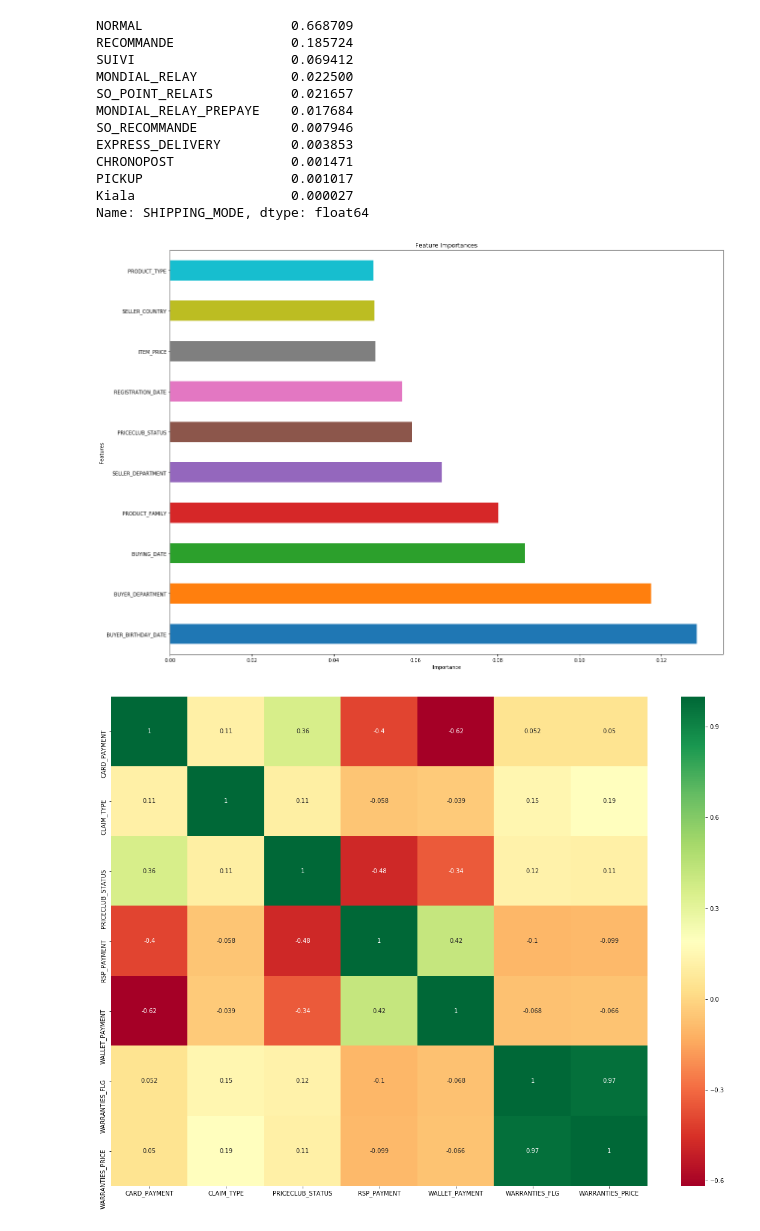
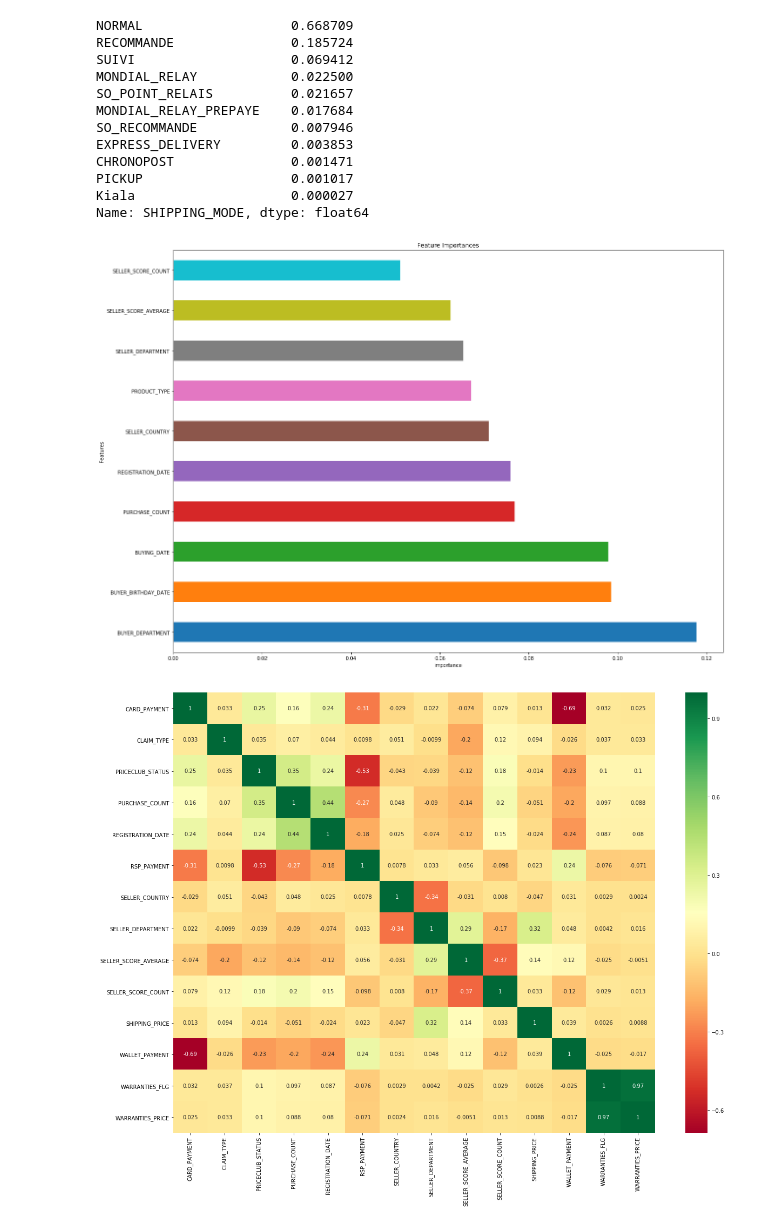
Before and after one commit to jeremycombe/Pipeline, a Jupyter notebook: BestEstimator_tests.ipynb, the cells around one changed output. Drawn from its saved outputs; the diff is of its cells as text; code cells hidden in the pictures.

Commit message:
importance test

```diff
--- a/BestEstimator_tests.ipynb
+++ b/BestEstimator_tests.ipynb
@@ -707,10 +707,10 @@ clf1 = BestEstimator(grid = False, hard_grid = True)
 clf = RandomForestClassifier()
 clf1 = BestEstimator(grid = False, hard_grid = True)
 
-clf1.Feature_Importances(clf, Multi_Train[0:100], Multi_Target[0:100], ID = 'ID', value = 0, nb_features = 10)
+clf1.Feature_Importances_Tree(clf, Multi_Train[0:100], Multi_Target[0:100], ID = 'ID', value = 0, nb_features = 10)
 # %% [output]
-[figure, old version]
+[figure, new version]
 # %%
-clf1.corr_mat(Multi_Train, Multi_Target, ID = 'ID', n = 100, n_pairs = 3)
+clf1.corr_mat(Multi_Train, Multi_Target, ID = 'ID', n = 1000, n_pairs = 8)
 # %% [output]
-[figure, old version]
+[figure, new version]
```
Also changed, not shown: parts of 5 cells of this notebook, 1 other file.
